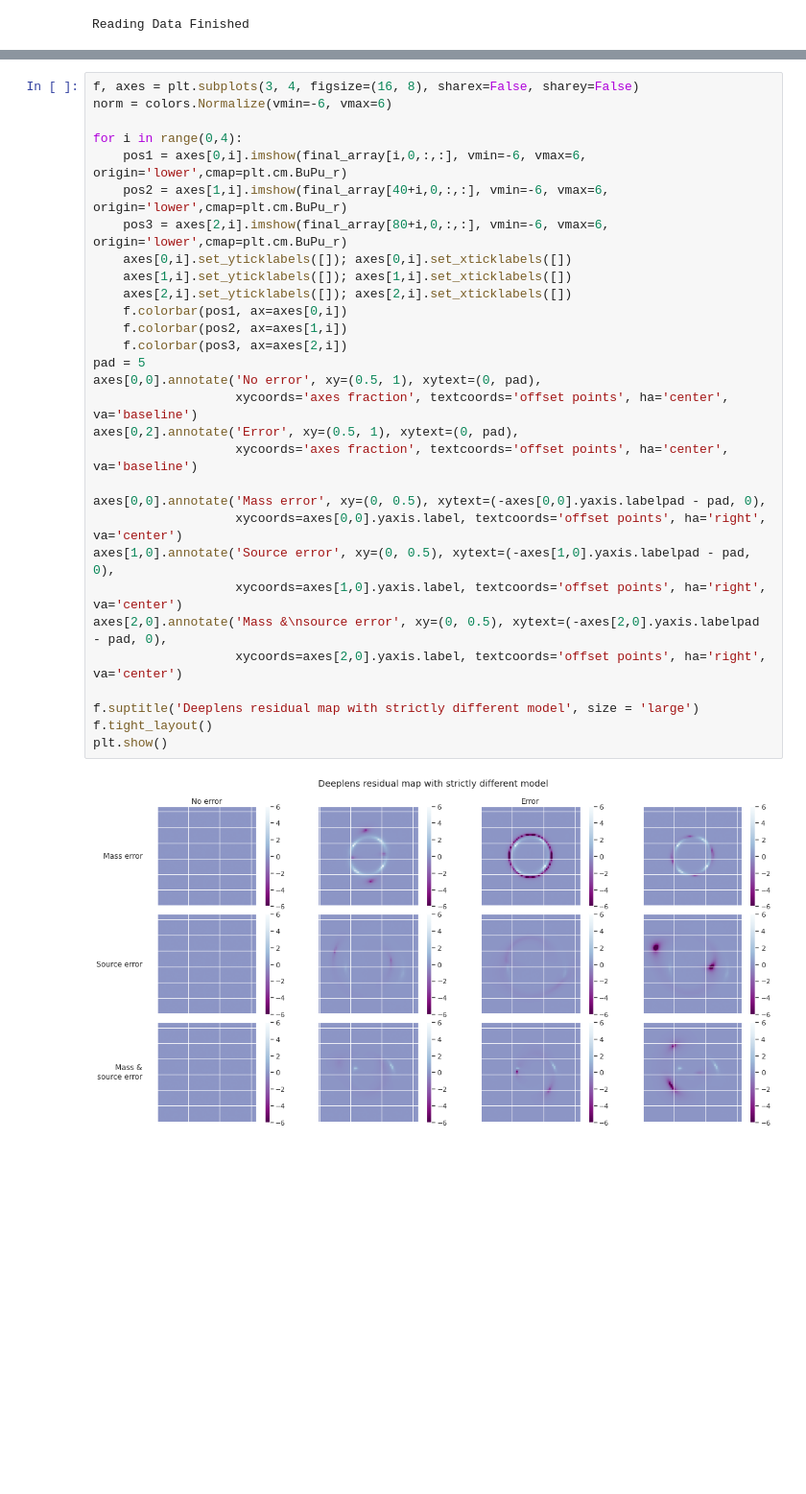
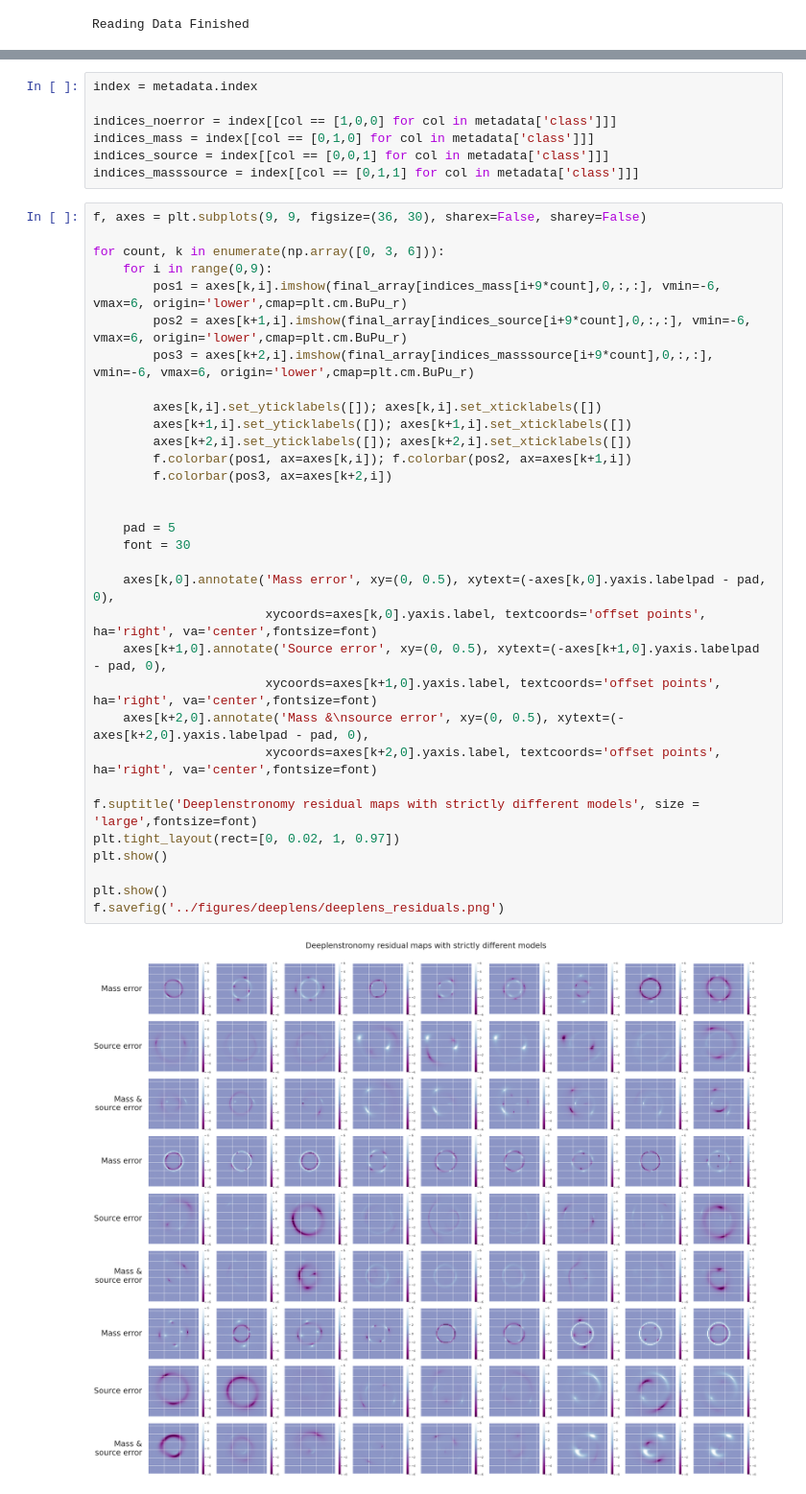
Before and after one commit to emmahoggett/Error_class_lenstronomy, a Jupyter notebook: Simulations/deeplens/deeplens.ipynb, the cells around one changed output, grey strips where cells are left out. Shown at 96% size. Saved outputs shown, nothing was run; the diff lists cells and outputs as text; blank space fills up the shorter version.

```diff
--- a/Simulations/deeplens/deeplens.ipynb
+++ b/Simulations/deeplens/deeplens.ipynb
@@ -108,32 +127,41 @@ Reading Data Finished
+# %%
+index = metadata.index
+
+indices_noerror = index[[col == [1,0,0] for col in metadata['class']]]
+indices_mass = index[[col == [0,1,0] for col in metadata['class']]]
+indices_source = index[[col == [0,0,1] for col in metadata['class']]]
+indices_masssource = index[[col == [0,1,1] for col in metadata['class']]]
 # %%
-f, axes = plt.subplots(3, 4, figsize=(16, 8), sharex=False, sharey=False)
-norm = colors.Normalize(vmin=-6, vmax=6)
+f, axes = plt.subplots(9, 9, figsize=(36, 30), sharex=False, sharey=False)
 
-for i in range(0,4):
-    pos1 = axes[0,i].imshow(final_array[i,0,:,:], vmin=-6, vmax=6, origin='lower',cmap=plt.cm.BuPu_r)
-    pos2 = axes[1,i].imshow(final_array[40+i,0,:,:], vmin=-6, vmax=6, origin='lower',cmap=plt.cm.BuPu_r)
-    pos3 = axes[2,i].imshow(final_array[80+i,0,:,:], vmin=-6, vmax=6, origin='lower',cmap=plt.cm.BuPu_r)
-    axes[0,i].set_yticklabels([]); axes[0,i].set_xticklabels([])
-    axes[1,i].set_yticklabels([]); axes[1,i].set_xticklabels([])
-    axes[2,i].set_yticklabels([]); axes[2,i].set_xticklabels([])
-    f.colorbar(pos1, ax=axes[0,i])
-    f.colorbar(pos2, ax=axes[1,i])
-    f.colorbar(pos3, ax=axes[2,i])
-pad = 5
-axes[0,0].annotate('No error', xy=(0.5, 1), xytext=(0, pad),
-                   xycoords='axes fraction', textcoords='offset points', ha='center', va='baseline')
-axes[0,2].annotate('Error', xy=(0.5, 1), xytext=(0, pad),
-                   xycoords='axes fraction', textcoords='offset points', ha='center', va='baseline')
+for count, k in enumerate(np.array([0, 3, 6])):
+    for i in range(0,9):
+        pos1 = axes[k,i].imshow(final_array[indices_mass[i+9*count],0,:,:], vmin=-6, vmax=6, origin='lower',cmap=plt.cm.BuPu_r)
+        pos2 = axes[k+1,i].imshow(final_array[indices_source[i+9*count],0,:,:], vmin=-6, vmax=6, origin='lower',cmap=plt.cm.BuPu_r)
+        pos3 = axes[k+2,i].imshow(final_array[indices_masssource[i+9*count],0,:,:], vmin=-6, vmax=6, origin='lower',cmap=plt.cm.BuPu_r)
 
-axes[0,0].annotate('Mass error', xy=(0, 0.5), xytext=(-axes[0,0].yaxis.labelpad - pad, 0),
-                   xycoords=axes[0,0].yaxis.label, textcoords='offset points', ha='right', va='center')
-axes[1,0].annotate('Source error', xy=(0, 0.5), xytext=(-axes[1,0].yaxis.labelpad - pad, 0),
-                   xycoords=axes[1,0].yaxis.label, textcoords='offset points', ha='right', va='center')
-axes[2,0].annotate('Mass &\nsource error', xy=(0, 0.5), xytext=(-axes[2,0].yaxis.labelpad - pad, 0),
-                   xycoords=axes[2,0].yaxis.label, textcoords='offset points', ha='right', va='center')
+        axes[k,i].set_yticklabels([]); axes[k,i].set_xticklabels([])
+        axes[k+1,i].set_yticklabels([]); axes[k+1,i].set_xticklabels([])
+        axes[k+2,i].set_yticklabels([]); axes[k+2,i].set_xticklabels([])
+        f.colorbar(pos1, ax=axes[k,i]); f.colorbar(pos2, ax=axes[k+1,i])
+        f.colorbar(pos3, ax=axes[k+2,i])
 
-f.suptitle('Deeplens residual map with strictly different model', size = 'large')
-f.tight_layout()
+
+    pad = 5
+    font = 30
+
+    axes[k,0].annotate('Mass error', xy=(0, 0.5), xytext=(-axes[k,0].yaxis.labelpad - pad, 0),
+                       xycoords=axes[k,0].yaxis.label, textcoords='offset points', ha='right', va='center',fontsize=font)
+    axes[k+1,0].annotate('Source error', xy=(0, 0.5), xytext=(-axes[k+1,0].yaxis.labelpad - pad, 0),
+                       xycoords=axes[k+1,0].yaxis.label, textcoords='offset points', ha='right', va='center',fontsize=font)
+    axes[k+2,0].annotate('Mass &\nsource error', xy=(0, 0.5), xytext=(-axes[k+2,0].yaxis.labelpad - pad, 0),
+                       xycoords=axes[k+2,0].yaxis.label, textcoords='offset points', ha='right', va='center',fontsize=font)
+
+f.suptitle('Deeplenstronomy residual maps with strictly different models', size = 'large',fontsize=font)
+plt.tight_layout(rect=[0, 0.02, 1, 0.97])
 plt.show()
+
+plt.show()
+f.savefig('../figures/deeplens/deeplens_residuals.png')
 # %% [output]
-[figure, old version]
+[figure, new version]
```
Also changed, not shown: parts of 9 cells of this notebook, 38 other files.
